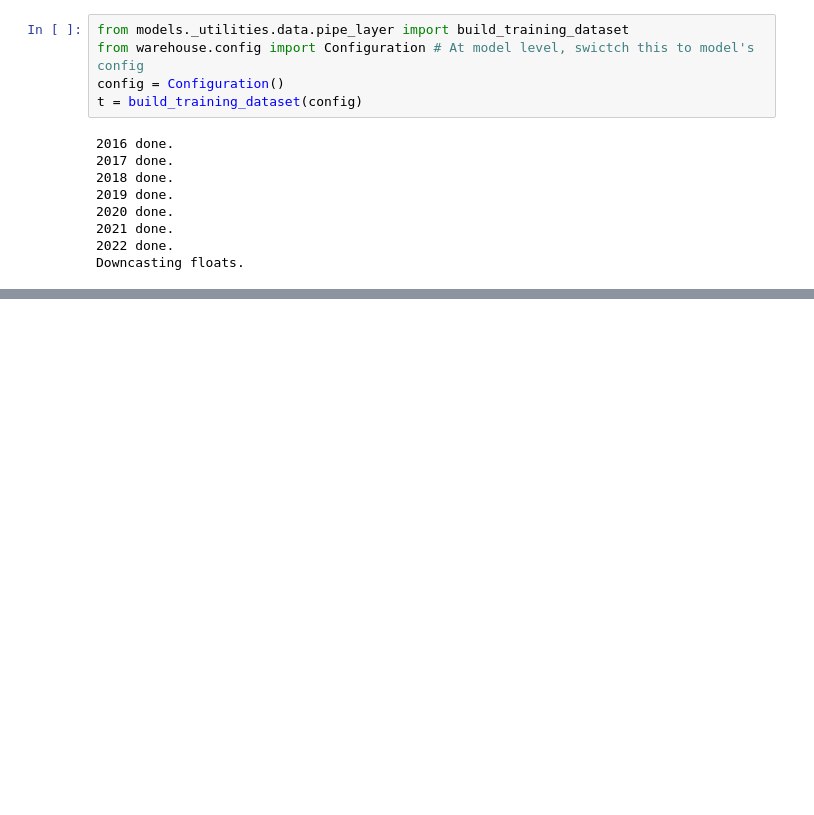
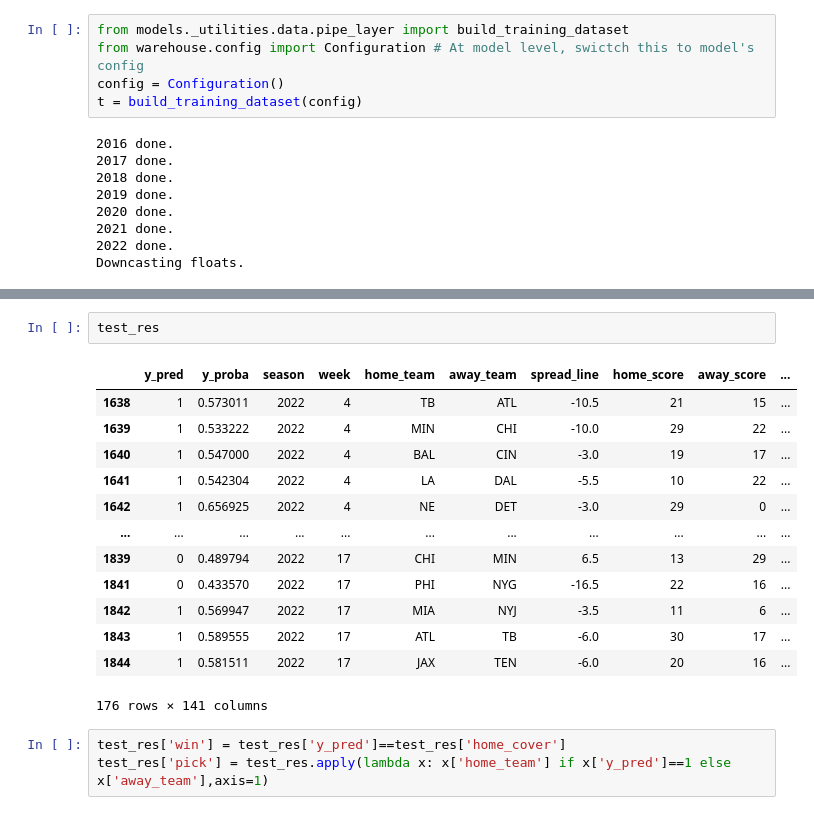
Before and after one commit to zachaustin01/sewer-nfl, a Jupyter notebook: models/_notebooks/model_testing.ipynb, the cells around one changed output, grey strips where cells are left out. Saved outputs shown, nothing was run; the diff lists cells and outputs as text; blank space fills up the shorter version.

```diff
--- a/models/_notebooks/model_testing.ipynb
+++ b/models/_notebooks/model_testing.ipynb
@@ -122,0 +110,19 @@ array([[0.21804887, 0.7819511 ],
+# %%
+test_res
+# %% [output]
+|  | y_pred | y_proba | season | week | home_team | away_team | spread_line | home_score | away_score | ... |
+| 1638 | 1 | 0.573011 | 2022 | 4 | TB | ATL | -10.5 | 21 | 15 | ... |
+| 1639 | 1 | 0.533222 | 2022 | 4 | MIN | CHI | -10.0 | 29 | 22 | ... |
+| 1640 | 1 | 0.547000 | 2022 | 4 | BAL | CIN | -3.0 | 19 | 17 | ... |
+| 1641 | 1 | 0.542304 | 2022 | 4 | LA | DAL | -5.5 | 10 | 22 | ... |
+| 1642 | 1 | 0.656925 | 2022 | 4 | NE | DET | -3.0 | 29 | 0 | ... |
+| ... | ... | ... | ... | ... | ... | ... | ... | ... | ... | ... |
+| 1839 | 0 | 0.489794 | 2022 | 17 | CHI | MIN | 6.5 | 13 | 29 | ... |
+| 1841 | 0 | 0.433570 | 2022 | 17 | PHI | NYG | -16.5 | 22 | 16 | ... |
+| 1842 | 1 | 0.569947 | 2022 | 17 | MIA | NYJ | -3.5 | 11 | 6 | ... |
+| 1843 | 1 | 0.589555 | 2022 | 17 | ATL | TB | -6.0 | 30 | 17 | ... |
+| 1844 | 1 | 0.581511 | 2022 | 17 | JAX | TEN | -6.0 | 20 | 16 | ... |
+176 rows × 141 columns
+# %%
+test_res['win'] = test_res['y_pred']==test_res['home_cover']
+test_res['pick'] = test_res.apply(lambda x: x['home_team'] if x['y_pred']==1 else x['away_team'],axis=1)
```
Also changed, not shown: parts of 5 cells of this notebook, 1 other file.
